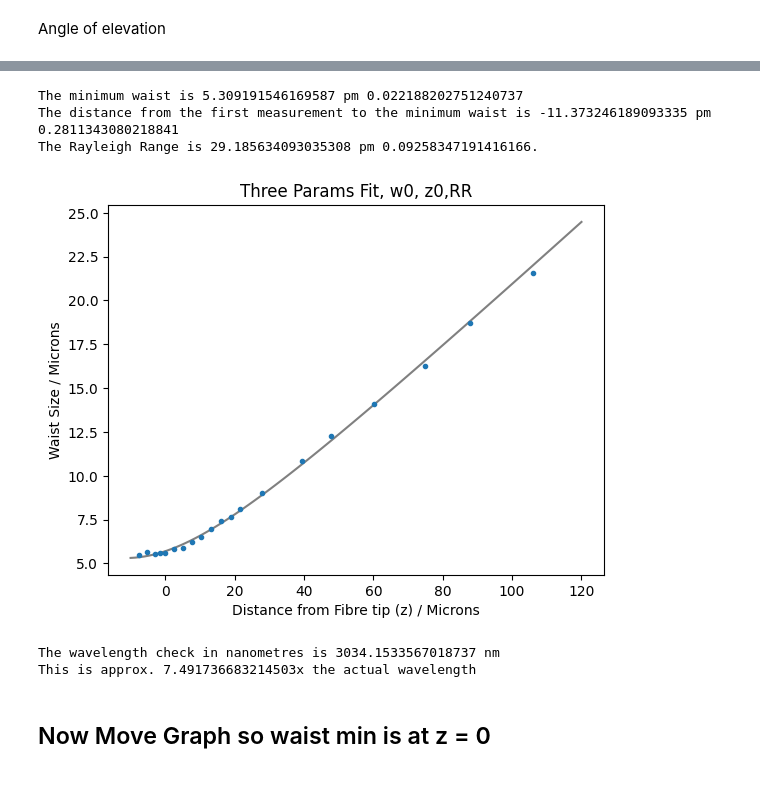
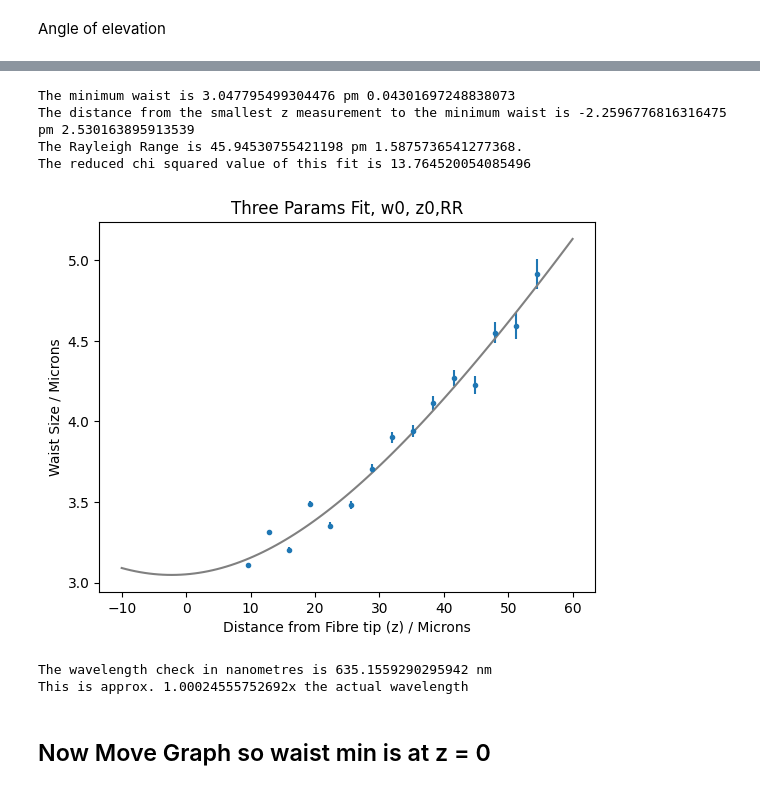
Before and after one commit to akay8/Level4Project, a Jupyter notebook: Epiphany/Cleaved_Fibre_Radial.ipynb, the cells around one changed output, grey strips where cells are left out. Saved outputs shown, nothing was run; the diff lists cells and outputs as text; code cells hidden in the pictures.

```diff
--- a/Epiphany/Cleaved_Fibre_Radial.ipynb
+++ b/Epiphany/Cleaved_Fibre_Radial.ipynb
@@ -137,13 +143,13 @@ Text(0.5, 1.0, 'Waist Size Trend - Errorbars too small to see')
 ## Calculating Z values and Plotting Waist size against Z
 # %%
 # Define Global Path for where 'z' values are stored
-z_path = 'C:/Users/abiga/OneDrive - Durham University/1. Fourth Year/1. Project/1. Data Analysis/Christmas Report/Cleaved-2/Data2/zs.csv'
+z_path = 'C:/Users/abiga/OneDrive - Durham University/1. Fourth Year/1. Project/Memory Stick Backup/Confocal Work/2024-02-09/Data/zs.csv'
 
 # Import as dataframe
 df_lengths = pd.read_csv(z_path)
 
 # Convert to array. Called 'lengths' as this isnt the z values yet
-lengths = np.array(df_lengths['Length'])
+lengths = np.abs(np.array(df_lengths['zs']))
 
 # Take error as pixel width ie 0.5 microns (1sf)
 lengths_errs = np.ones(len(lengths))*0.5
@@ -196,38 +180,33 @@ ValueError: 'x' and 'y' must have the same size
 # %%
-## NB - take 1st data point as anomalous
-
-waists_comp = waists_comp[1:]
-waists_comp_err = waists_comp_err[1:]
-zs = zs[1:]
-zs_err = zs_err[1:]
-
-waist_fit, params, params_errs, chisqu_WvsZ = fit_labs(zs, waists_comp, waists_comp_err, WvsZ, np.array([5,1,2]))
+waist_fit, params, params_errs, chisqu_WvsZ = fit_labs(lengths, waists, waists_errs, WvsZ, np.array([5,1,2]))
 w0, z0,RR= params
 w0_err, z0_err,RR_err = params_errs
 # %%
 # Plot waists vs Z:
-plt.errorbar(zs, waists_comp, yerr = waists_comp_err, linestyle = '', marker = 'o', ms = 3)
-plt.plot(np.linspace(-10,120,100), WvsZ(np.linspace(-10,120,100), w0, z0,RR), color = 'grey')
+plt.errorbar(lengths, waists, yerr = waists_errs, linestyle = '', marker = 'o', ms = 3)
+plt.plot(np.linspace(-10,60,100), WvsZ(np.linspace(-10,60,100), w0, z0,RR), color = 'grey')
 
 plt.xlabel('Distance from Fibre tip (z) / Microns')
 plt.ylabel('Waist Size / Microns')
 plt.title('Three Params Fit, w0, z0,RR')
 
 print('The minimum waist is {} pm {}'.format(w0, w0_err))
-print('The distance from the first measurement to the minimum waist is {} pm {}'.format(z0, z0_err))
+print('The distance from the smallest z measurement to the minimum waist is {} pm {}'.format(z0, z0_err))
 #print('The weird systematic error Y is {} pm {}'.format(Y0, Y0_err))
 print('The Rayleigh Range is {} pm {}.'.format(RR,RR_err))
+print('The reduced chi squared value of this fit is {}'.format(chisqu_WvsZ))
 # %% [output]
-The minimum waist is 5.309191546169587 pm 0.022188202751240737
-The distance from the first measurement to the minimum waist is -11.373246189093335 pm 0.2811343080218841
-The Rayleigh Range is 29.185634093035308 pm 0.09258347191416166.
+The minimum waist is 3.047795499304476 pm 0.04301697248838073
+The distance from the smallest z measurement to the minimum waist is -2.2596776816316475 pm 2.530163895913539
+The Rayleigh Range is 45.94530755421198 pm 1.5875736541277368.
+The reduced chi squared value of this fit is 13.764520054085496
-[figure, old version]
+[figure, new version]
 # %%
 print('The wavelength check in nanometres is {} nm'.format(wavelength_check(w0,RR)))
 print('This is approx. {}x the actual wavelength'.format( wavelength_check(w0,RR) / (wavelength*10**3)))
 # %% [output]
-The wavelength check in nanometres is 3034.1533567018737 nm
-This is approx. 7.491736683214503x the actual wavelength
+The wavelength check in nanometres is 635.1559290295942 nm
+This is approx. 1.00024555752692x the actual wavelength
 # %% [markdown]
 ## Now Move Graph so waist min is at z = 0
 # %%
```
Also changed, not shown: parts of 8 cells of this notebook.
